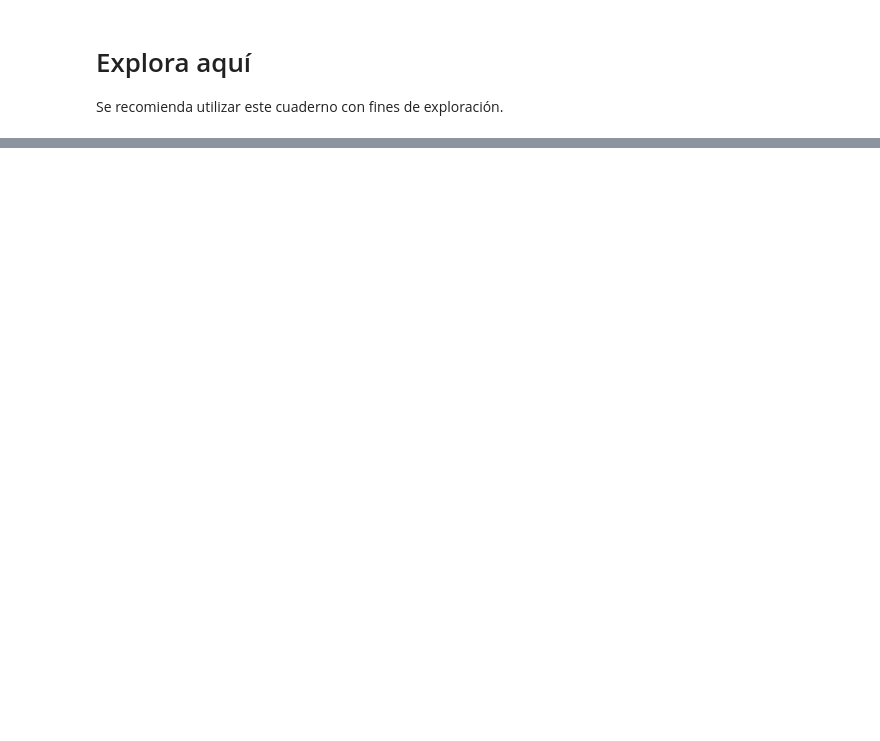
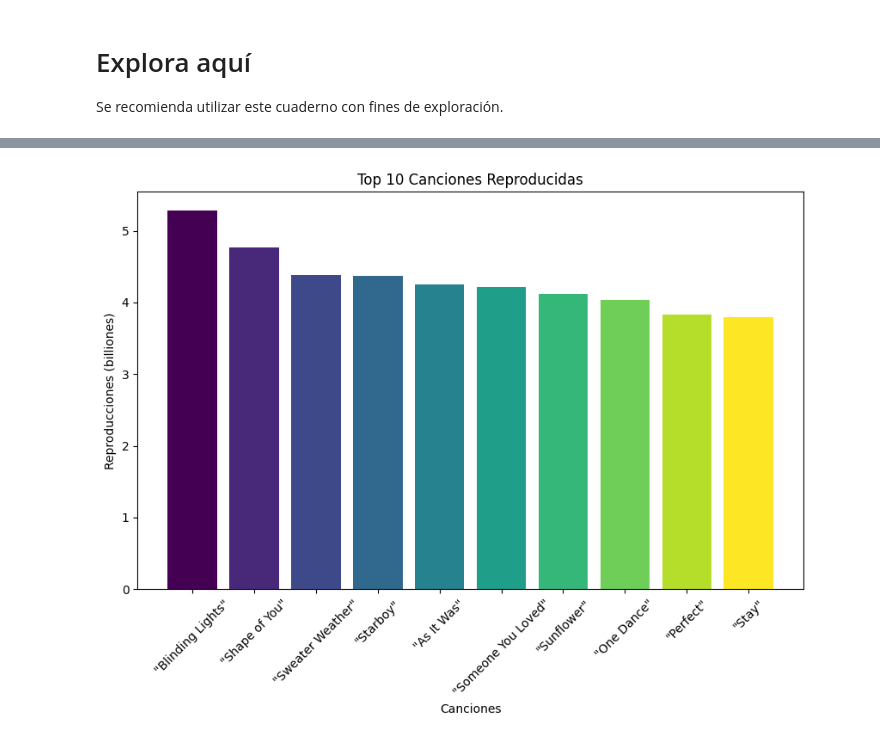
Before and after one commit to 4GeeksAcademy/andrupax94-scraping-project-tutorial, a Jupyter notebook: src/explore.es.ipynb, the cells around one changed output, grey strips where cells are left out. Cells and saved outputs as stored; diff of their text form; code cells hidden in the pictures; blank space fills up the shorter version.

```diff
--- a/src/explore.es.ipynb
+++ b/src/explore.es.ipynb
@@ -88,0 +167,16 @@ df
+# %%
+
+top10_songs = (
+    df.sort_values("Streams(billions)",ascending=False)
+      .head(10)
+      .reset_index()
+)
+plt.figure(figsize=(10,6))
+plt.bar(top10_songs["Song"], top10_songs["Streams(billions)"],color=colors[::-1])
+plt.ylabel("Reproducciones (billiones)")
+plt.xlabel("Canciones")
+plt.xticks(rotation=45)
+plt.title("Top 10 Canciones Reproducidas")
+plt.show()
+# %% [output]
+[figure, added]
```
Also changed, not shown: parts of 9 cells of this notebook, 1 other file.
